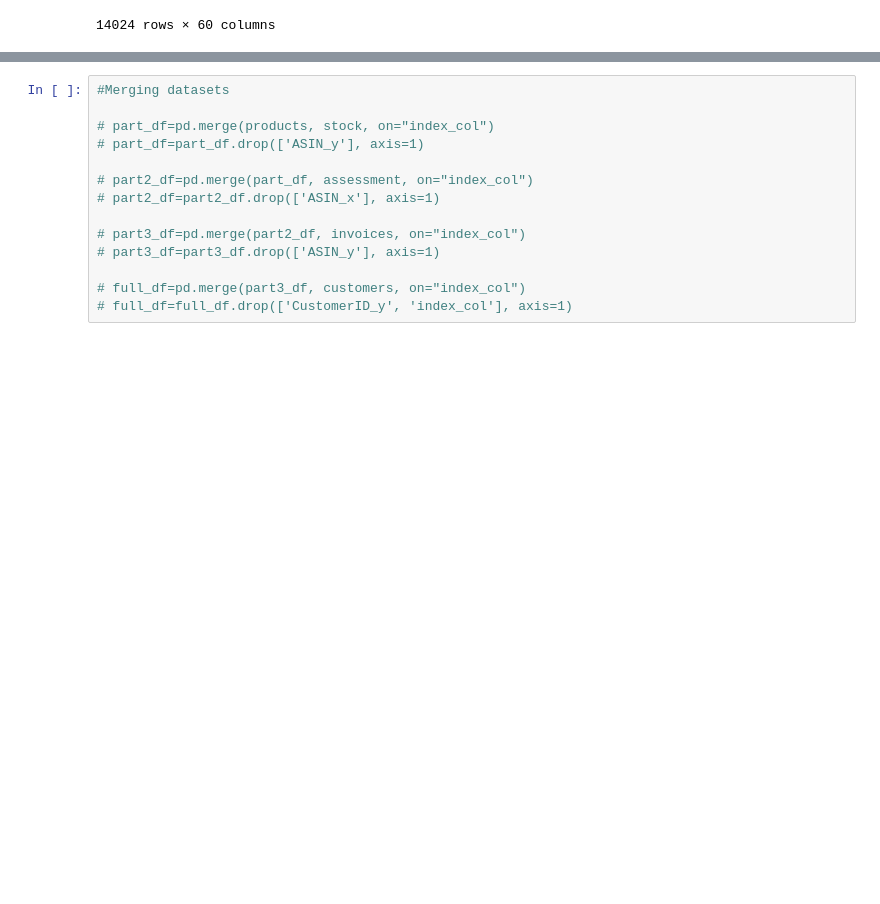
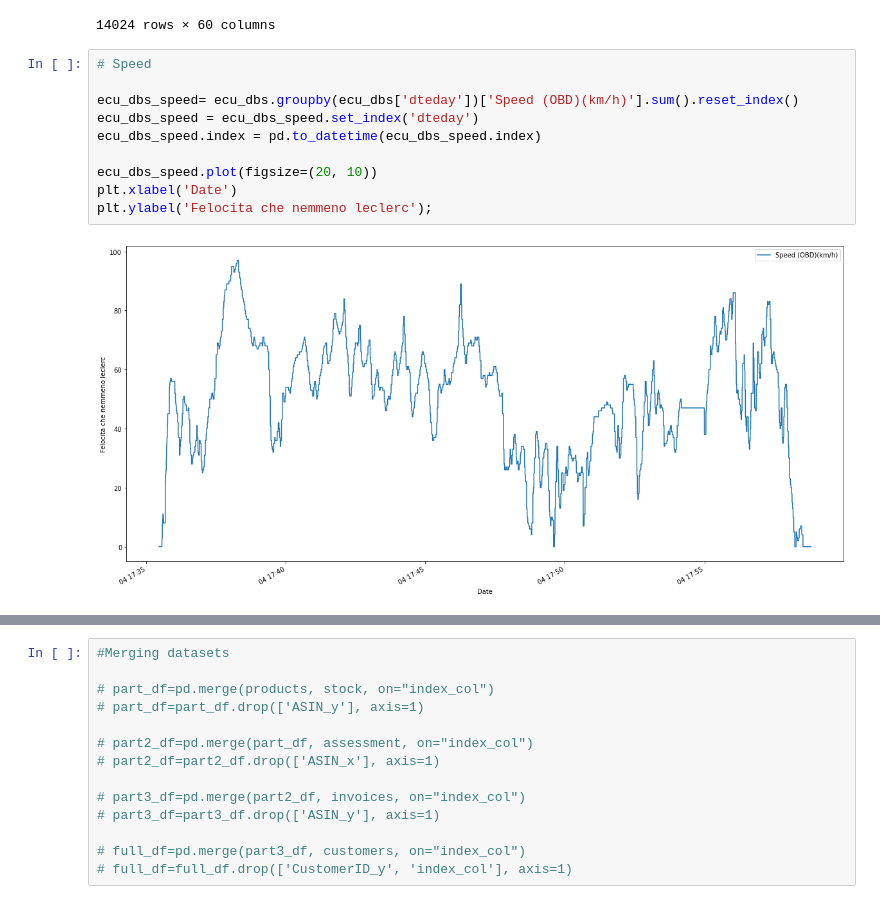
Before and after one commit to Jacopo-Spadon/EcuBs-Doblone, a Jupyter notebook: EcuBs Import.ipynb, the cells around one changed output, grey strips where cells are left out. Cells and saved outputs as stored; diff of their text form; blank space fills up the shorter version.

Commit message:
speed

```diff
--- a/EcuBs Import.ipynb
+++ b/EcuBs Import.ipynb
@@ -131,3 +131,15 @@ ecu_dbs
 | 14022 | 2022-04-07 17:58:49.437 | 11.235085 | 46.379314 | 0.0 | 4.288 | 639.991943 | 0.0 | -0.894317 | 6.689136 | ... |
 | 14023 | 2022-04-07 17:58:49.534 | 11.235085 | 46.379314 | 0.0 | 4.288 | 639.991943 | 0.0 | -0.804287 | 6.930811 | ... |
 14024 rows × 60 columns
+# %%
+# Speed
+
+ecu_dbs_speed= ecu_dbs.groupby(ecu_dbs['dteday'])['Speed (OBD)(km/h)'].sum().reset_index()
+ecu_dbs_speed = ecu_dbs_speed.set_index('dteday')
+ecu_dbs_speed.index = pd.to_datetime(ecu_dbs_speed.index)
+
+ecu_dbs_speed.plot(figsize=(20, 10))
+plt.xlabel('Date')
+plt.ylabel('Felocita che nemmeno leclerc');
+# %% [output]
+[figure, added]
```
Also changed, not shown: parts of 1 cell of this notebook.
